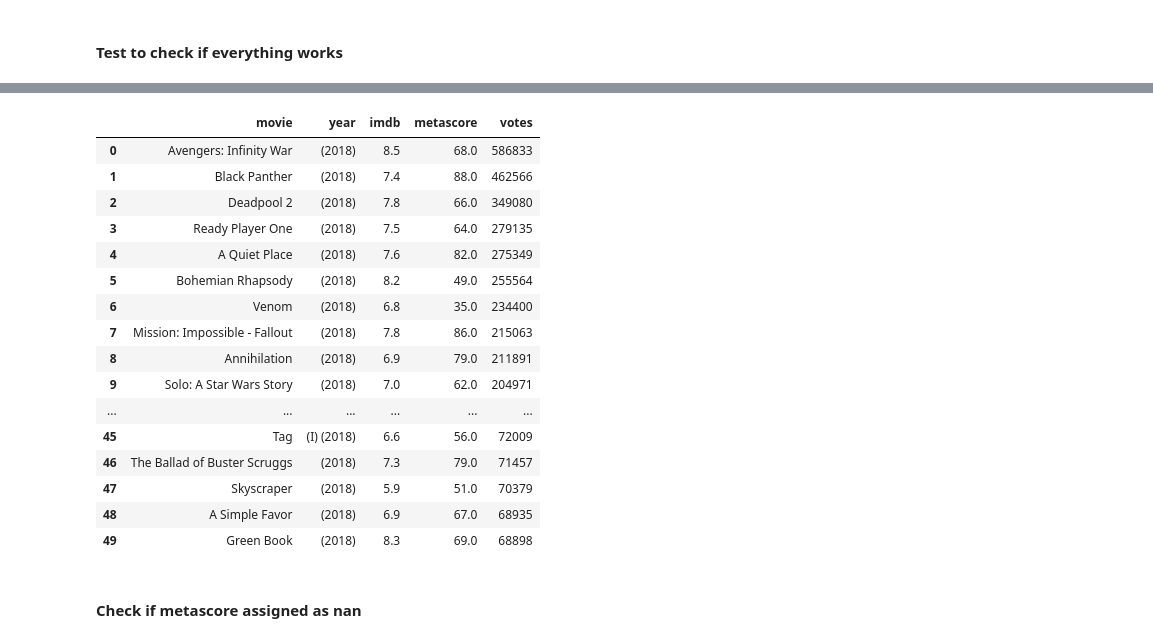
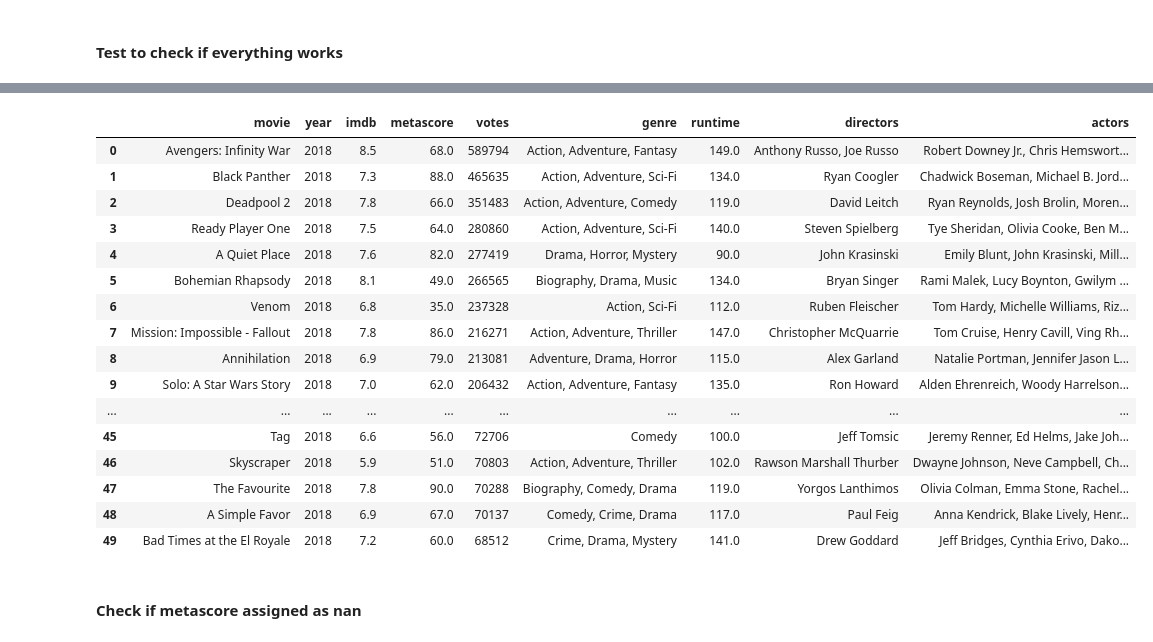
Before and after one commit to Moohmad/IMDB-Scraper, a Jupyter notebook: scraper_notebook.ipynb, the cells around one changed output, grey strips where cells are left out. Saved outputs shown, nothing was run; the diff lists cells and outputs as text; code cells hidden in the pictures.

Commit message:
updated scraper loop for retrieving data

```diff
--- a/scraper_notebook.ipynb
+++ b/scraper_notebook.ipynb
@@ -420,16 +440,21 @@ years = []
 imdb_ratings = []
 metascores = []
 votes = []
+genre = []
+runtime = []
+directors = []
+actors = []
 
-# Extracting data from titles
-for container in title_containers:
+# Extracting data from movies
+for container in movie_containers:
+
 
     # Getting the name
     name = container.h3.a.text
     names.append(name)
 
     # Getting the year
-    year = container.h3.find('span', class_ = 'lister-item-year').text
+    year = int(container.h3.find('span', class_= 'lister-item-year text-muted unbold').text.strip('(IIIVX) '))
     years.append(year)
 
     # Getting the rating
@@ -448,6 +473,30 @@ for container in title_containers:
     # Getting the number of votes
     vote = container.find('span', attrs = {'name':'nv'})['data-value']
     votes.append(int(vote))
+
+    # Getting the genre
+    genr = container.find('span', 'genre').text.strip()
+    genre.append(genr)
+
+    # Getting the duration of the movie
+    duration = [float(s) for s in container.find('span','runtime').text.split() if s.isdigit()][0]
+    runtime.append(duration)
+
+    # Getting the director
+    try:
+        director = ''.join([str(s) for s in container.find_all('p','')[2].text.replace('\n','').strip('\n').split('|')[0].split(':')[1:]])
+        directors.append(director)
+    except:
+        d_null = np.NaN
+        directors.append(d_null)
+
+    # Getting the actors
+    try:
+        actor = ''.join([str(s) for s in container.find_all('p','')[2].text.replace('\n','').strip('\n').split('|')[1].split(':')[1:]])
+        actors.append(actor)
+    except:
+        a_null = np.NaN
+        actors.append(a_null)
 # %% [markdown]
 #### Test to check if everything works
 # %%
@@ -455,7 +504,11 @@ test_df = pd.DataFrame({'movie': names,
                        'year': years,
                        'imdb': imdb_ratings,
                        'metascore': metascores,
-                       'votes': votes})
+                       'votes': votes,
+                       'genre': genre,
+                       'runtime': runtime,
+                       'directors': directors,
+                       'actors': actors})
 print(test_df.info())
 test_df
 # %% [output]
@@ -472,21 +529,21 @@ memory usage: 2.0+ KB
 None
-|  | movie | year | imdb | metascore | votes |
-| 0 | Avengers: Infinity War | (2018) | 8.5 | 68.0 | 586833 |
-| 1 | Black Panther | (2018) | 7.4 | 88.0 | 462566 |
-| 2 | Deadpool 2 | (2018) | 7.8 | 66.0 | 349080 |
-| 3 | Ready Player One | (2018) | 7.5 | 64.0 | 279135 |
-| 4 | A Quiet Place | (2018) | 7.6 | 82.0 | 275349 |
-| 5 | Bohemian Rhapsody | (2018) | 8.2 | 49.0 | 255564 |
-| 6 | Venom | (2018) | 6.8 | 35.0 | 234400 |
-| 7 | Mission: Impossible - Fallout | (2018) | 7.8 | 86.0 | 215063 |
-| 8 | Annihilation | (2018) | 6.9 | 79.0 | 211891 |
-| 9 | Solo: A Star Wars Story | (2018) | 7.0 | 62.0 | 204971 |
-| ... | ... | ... | ... | ... | ... |
-| 45 | Tag | (I) (2018) | 6.6 | 56.0 | 72009 |
-| 46 | The Ballad of Buster Scruggs | (2018) | 7.3 | 79.0 | 71457 |
-| 47 | Skyscraper | (2018) | 5.9 | 51.0 | 70379 |
-| 48 | A Simple Favor | (2018) | 6.9 | 67.0 | 68935 |
-| 49 | Green Book | (2018) | 8.3 | 69.0 | 68898 |
+|  | movie | year | imdb | metascore | votes | genre | runtime | directors | actors |
+| 0 | Avengers: Infinity War | 2018 | 8.5 | 68.0 | 589794 | Action, Adventure, Fantasy | 149.0 | Anthony Russo, Joe Russo | Robert Downey Jr., Chris Hemswort... |
+| 1 | Black Panther | 2018 | 7.3 | 88.0 | 465635 | Action, Adventure, Sci-Fi | 134.0 | Ryan Coogler | Chadwick Boseman, Michael B. Jord... |
+| 2 | Deadpool 2 | 2018 | 7.8 | 66.0 | 351483 | Action, Adventure, Comedy | 119.0 | David Leitch | Ryan Reynolds, Josh Brolin, Moren... |
+| 3 | Ready Player One | 2018 | 7.5 | 64.0 | 280860 | Action, Adventure, Sci-Fi | 140.0 | Steven Spielberg | Tye Sheridan, Olivia Cooke, Ben M... |
+| 4 | A Quiet Place | 2018 | 7.6 | 82.0 | 277419 | Drama, Horror, Mystery | 90.0 | John Krasinski | Emily Blunt, John Krasinski, Mill... |
+| 5 | Bohemian Rhapsody | 2018 | 8.1 | 49.0 | 266565 | Biography, Drama, Music | 134.0 | Bryan Singer | Rami Malek, Lucy Boynton, Gwilym ... |
+| 6 | Venom | 2018 | 6.8 | 35.0 | 237328 | Action, Sci-Fi | 112.0 | Ruben Fleischer | Tom Hardy, Michelle Williams, Riz... |
+| 7 | Mission: Impossible - Fallout | 2018 | 7.8 | 86.0 | 216271 | Action, Adventure, Thriller | 147.0 | Christopher McQuarrie | Tom Cruise, Henry Cavill, Ving Rh... |
+| 8 | Annihilation | 2018 | 6.9 | 79.0 | 213081 | Adventure, Drama, Horror | 115.0 | Alex Garland | Natalie Portman, Jennifer Jason L... |
+| 9 | Solo: A Star Wars Story | 2018 | 7.0 | 62.0 | 206432 | Action, Adventure, Fantasy | 135.0 | Ron Howard | Alden Ehrenreich, Woody Harrelson... |
+| ... | ... | ... | ... | ... | ... | ... | ... | ... | ... |
+| 45 | Tag | 2018 | 6.6 | 56.0 | 72706 | Comedy | 100.0 | Jeff Tomsic | Jeremy Renner, Ed Helms, Jake Joh... |
+| 46 | Skyscraper | 2018 | 5.9 | 51.0 | 70803 | Action, Adventure, Thriller | 102.0 | Rawson Marshall Thurber | Dwayne Johnson, Neve Campbell, Ch... |
+| 47 | The Favourite | 2018 | 7.8 | 90.0 | 70288 | Biography, Comedy, Drama | 119.0 | Yorgos Lanthimos | Olivia Colman, Emma Stone, Rachel... |
+| 48 | A Simple Favor | 2018 | 6.9 | 67.0 | 70137 | Comedy, Crime, Drama | 117.0 | Paul Feig | Anna Kendrick, Blake Lively, Henr... |
+| 49 | Bad Times at the El Royale | 2018 | 7.2 | 60.0 | 68512 | Crime, Drama, Mystery | 141.0 | Drew Goddard | Jeff Bridges, Cynthia Erivo, Dako... |
 # %% [markdown]
 #### Check if metascore assigned as nan
 # %%
```
Also changed, not shown: parts of 44 cells of this notebook, 1 other file.
